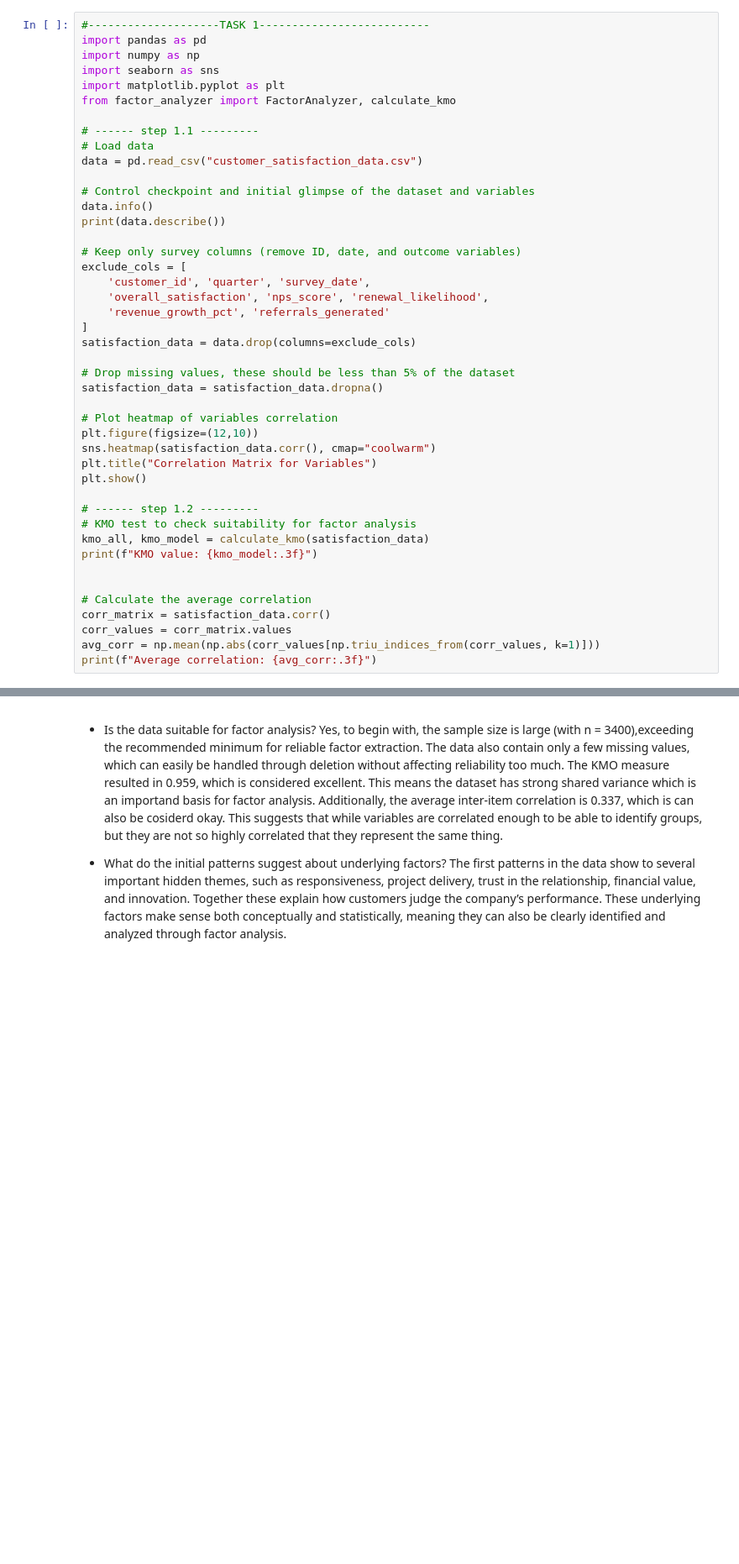
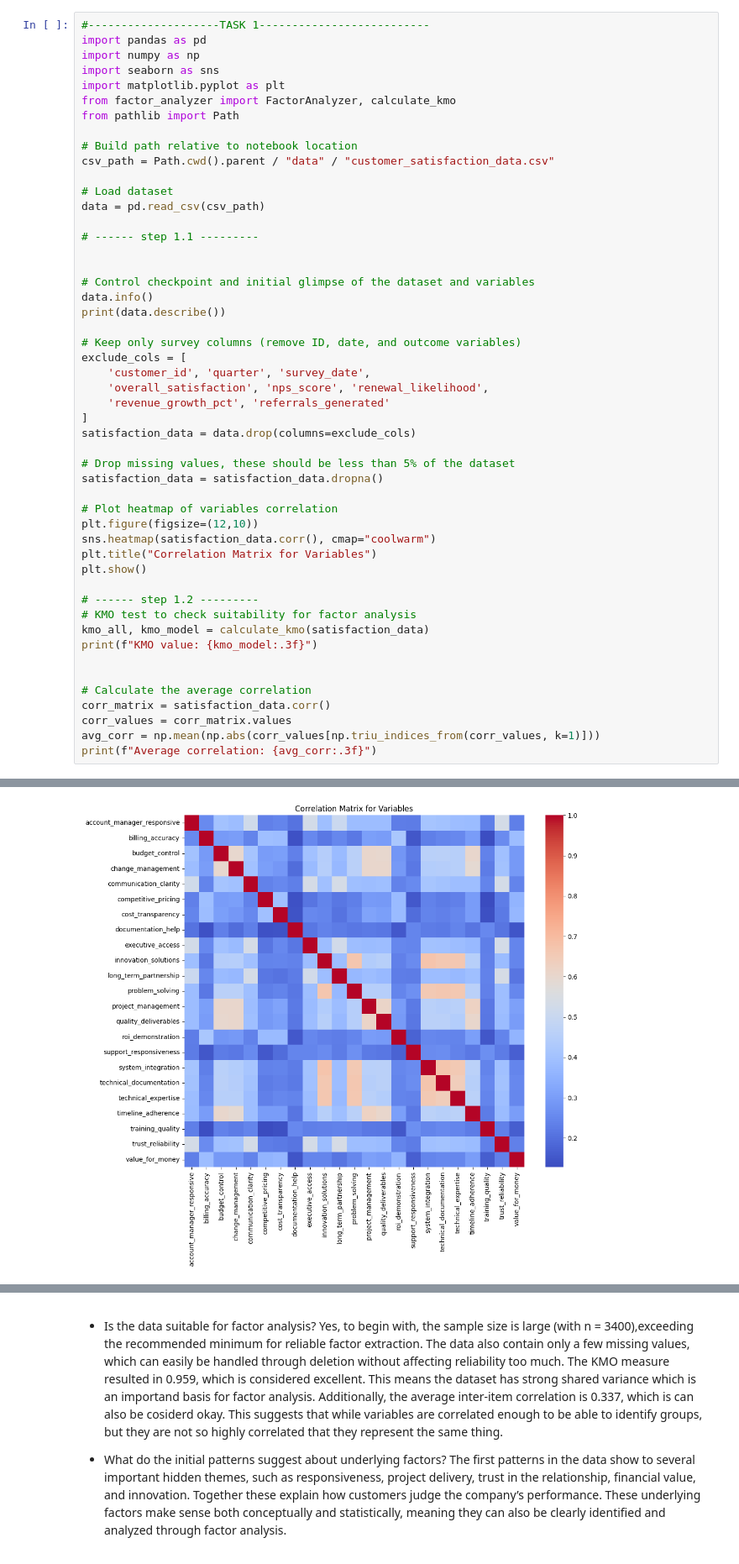
Before and after one commit to SofiaAngelaKnutas/grp_6-portfolio-ma2003b, a Jupyter notebook: case-01-factor-analysis/notebooks/factor_analysis.ipynb, the cells around one changed output, grey strips where cells are left out. Shown at 84% size. Saved outputs shown, nothing was run; the diff lists cells and outputs as text; blank space fills up the shorter version.

Commit message:
all visualizations and technical reports added

```diff
--- a/case-01-factor-analysis/notebooks/factor_analysis.ipynb
+++ b/case-01-factor-analysis/notebooks/factor_analysis.ipynb
@@ -5,10 +5,16 @@ import numpy as np
 import seaborn as sns
 import matplotlib.pyplot as plt
 from factor_analyzer import FactorAnalyzer, calculate_kmo
+from pathlib import Path
+
+# Build path relative to notebook location
+csv_path = Path.cwd().parent / "data" / "customer_satisfaction_data.csv"
+
+# Load dataset
+data = pd.read_csv(csv_path)
 
 # ------ step 1.1 ---------
-# Load data
-data = pd.read_csv("customer_satisfaction_data.csv")
+
 
 # Control checkpoint and initial glimpse of the dataset and variables
 data.info()
@@ -46,0 +69 @@ ModuleNotFoundError: No module named 'factor_analyzer'
+[figure, added]
```
Also changed, not shown: parts of 1 cell of this notebook, 13 other files.
